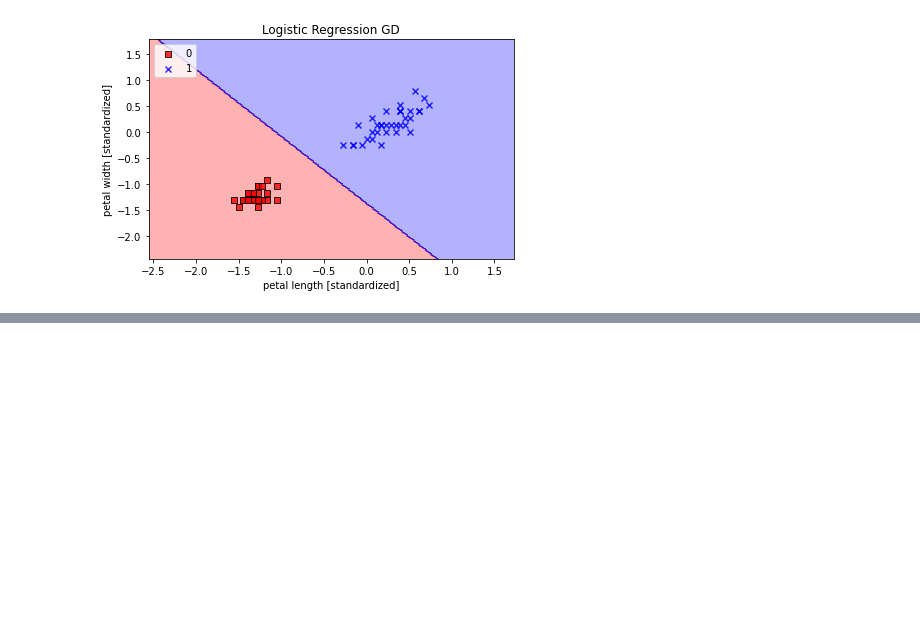
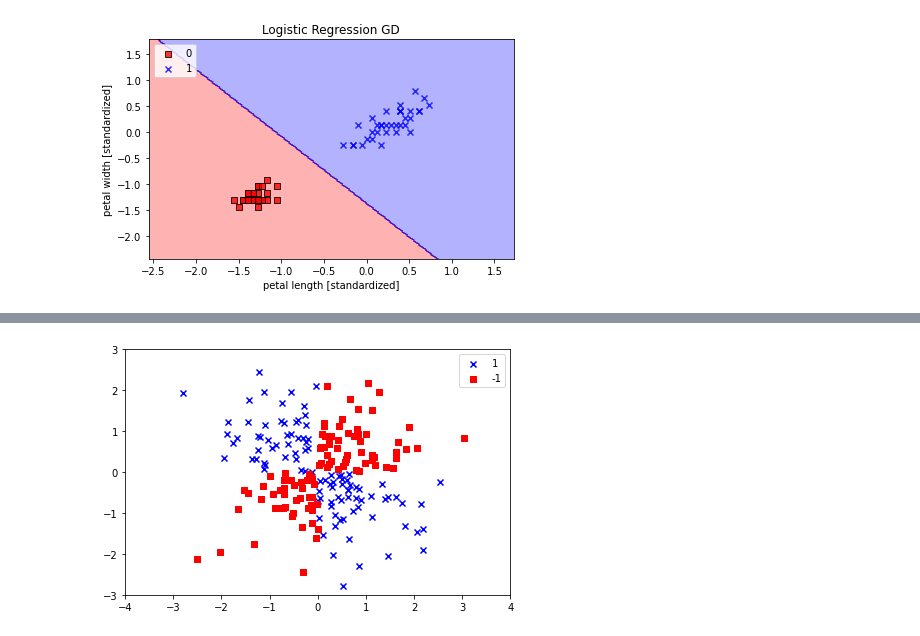
Before and after one commit to slevgolo/book-python-machine-learning, a Jupyter notebook: application/app/Chapter3/ch3.ipynb, the cells around one changed output, grey strips where cells are left out. Saved outputs shown, nothing was run; the diff lists cells and outputs as text; code cells hidden in the pictures; blank space fills up the shorter version.

```diff
--- a/application/app/Chapter3/ch3.ipynb
+++ b/application/app/Chapter3/ch3.ipynb
@@ -293,0 +318,15 @@ plt.show()
+# %%
+# create random XOR dataset
+np.random.seed(1)
+X_xor = np.random.randn(200, 2)
+y_xor = np.logical_xor(X_xor[:, 0] > 0, X_xor[:, 1] > 0)
+y_xor = np.where(y_xor, 1, -1)
+plt.scatter(X_xor[y_xor == 1, 0], X_xor[y_xor == 1, 1], c='b', marker='x', label=1)
+plt.scatter(X_xor[y_xor == -1, 0], X_xor[y_xor == -1, 1], c='r', marker='s', label=-1)
+plt.xlim([-4, 4])
+plt.ylim([-3, 3])
+plt.legend(loc='best')
+plt.tight_layout()
+plt.show()
+# %% [output]
+[figure, added]
```
Also changed, not shown: parts of 21 cells of this notebook, 2 other files.
